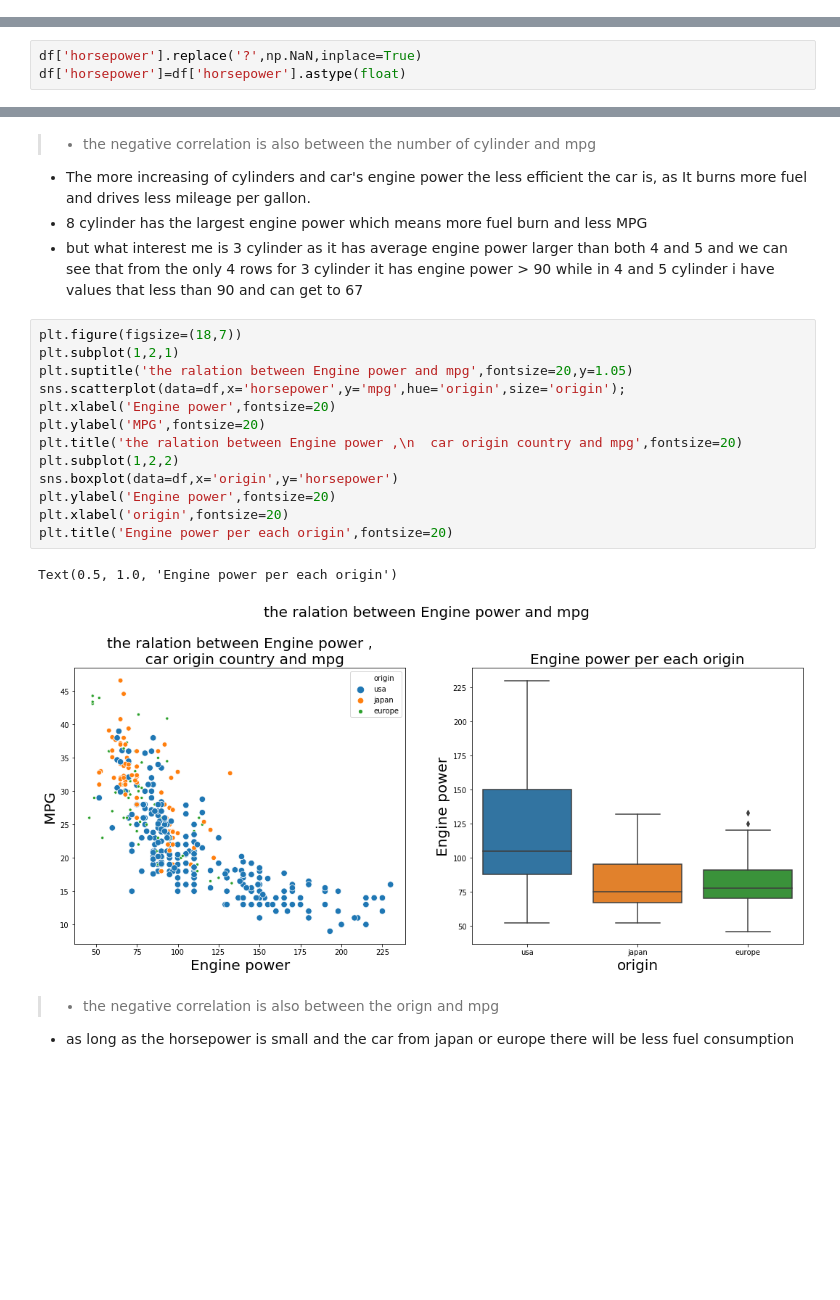
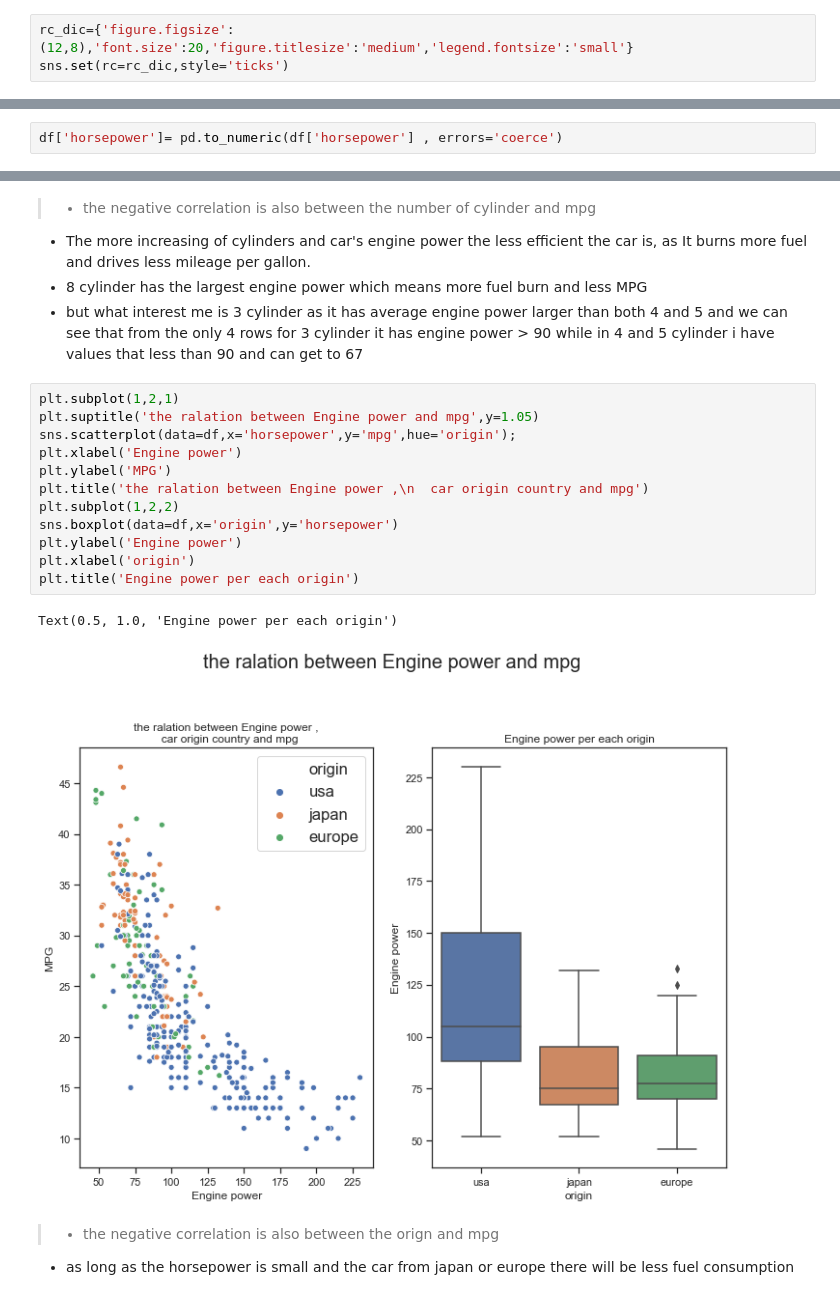
Before and after one commit to HadeerArafa/MPG_CaseStudy, a Jupyter notebook: MPG.ipynb, the cells around one changed output, grey strips where cells are left out. Drawn from its saved outputs; the diff is of its cells as text; blank space fills up the shorter version.

```diff
--- a/MPG.ipynb
+++ b/MPG.ipynb
@@ -51,3 +50,6 @@ import seaborn as sns
+# %%
+rc_dic={'figure.figsize':(12,8),'font.size':20,'figure.titlesize':'medium','legend.fontsize':'small'}
+sns.set(rc=rc_dic,style='ticks')
 # %% [markdown]
 <a id='wrangling'></a>
 ## Data Wrangling
@@ -245,0 +276,2 @@ Text(0.5, 0, 'acceleration')
+# %%
+df['horsepower']= pd.to_numeric(df['horsepower'] , errors='coerce')
@@ -274,3 +283,0 @@ df.query('(horsepower == "?")')
-# %%
-df['horsepower'].replace('?',np.NaN,inplace=True)
-df['horsepower']=df['horsepower'].astype(float)
@@ -599,21 +540,20 @@ df.query('cylinders == 5')
 - 8 cylinder has the largest engine power which means more fuel burn and less MPG
 - but what interest me is 3 cylinder as it has average engine power larger than both 4 and 5 and we can see that from the only 4 rows for 3 cylinder it has engine power > 90 while in 4 and 5 cylinder i have values that less than 90 and can get to 67
 # %%
-plt.figure(figsize=(18,7))
 plt.subplot(1,2,1)
-plt.suptitle('the ralation between Engine power and mpg',fontsize=20,y=1.05)
-sns.scatterplot(data=df,x='horsepower',y='mpg',hue='origin',size='origin');
-plt.xlabel('Engine power',fontsize=20)
-plt.ylabel('MPG',fontsize=20)
-plt.title('the ralation between Engine power ,\n  car origin country and mpg',fontsize=20)
+plt.suptitle('the ralation between Engine power and mpg',y=1.05)
+sns.scatterplot(data=df,x='horsepower',y='mpg',hue='origin');
+plt.xlabel('Engine power')
+plt.ylabel('MPG')
+plt.title('the ralation between Engine power ,\n  car origin country and mpg')
 plt.subplot(1,2,2)
 sns.boxplot(data=df,x='origin',y='horsepower')
-plt.ylabel('Engine power',fontsize=20)
-plt.xlabel('origin',fontsize=20)
-plt.title('Engine power per each origin',fontsize=20)
+plt.ylabel('Engine power')
+plt.xlabel('origin')
+plt.title('Engine power per each origin')
 # %% [output]
 Text(0.5, 1.0, 'Engine power per each origin')
-[figure, old version]
+[figure, new version]
 # %% [markdown]
 >- the negative correlation  is also between the orign and mpg
 -  as long as the horsepower is small and the car from japan or europe there will be less fuel consumption
```
Also changed, not shown: parts of 63 cells of this notebook.
